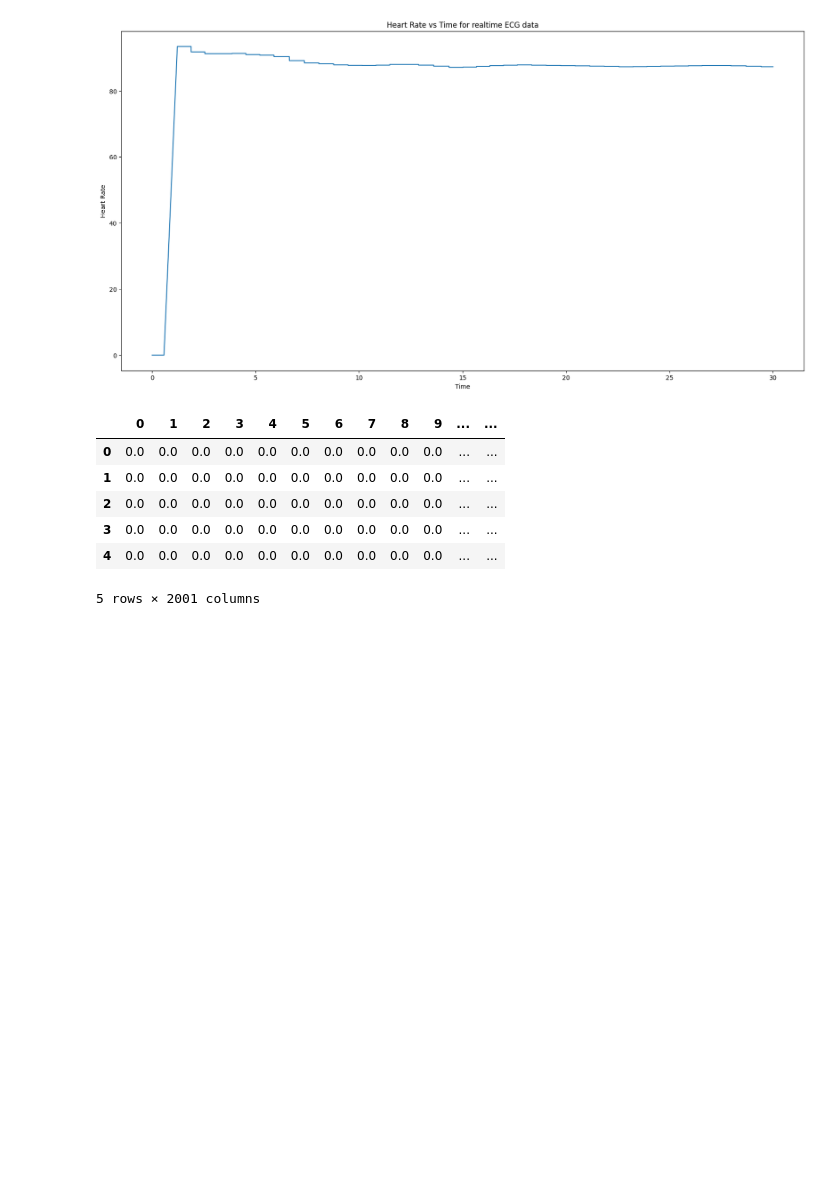
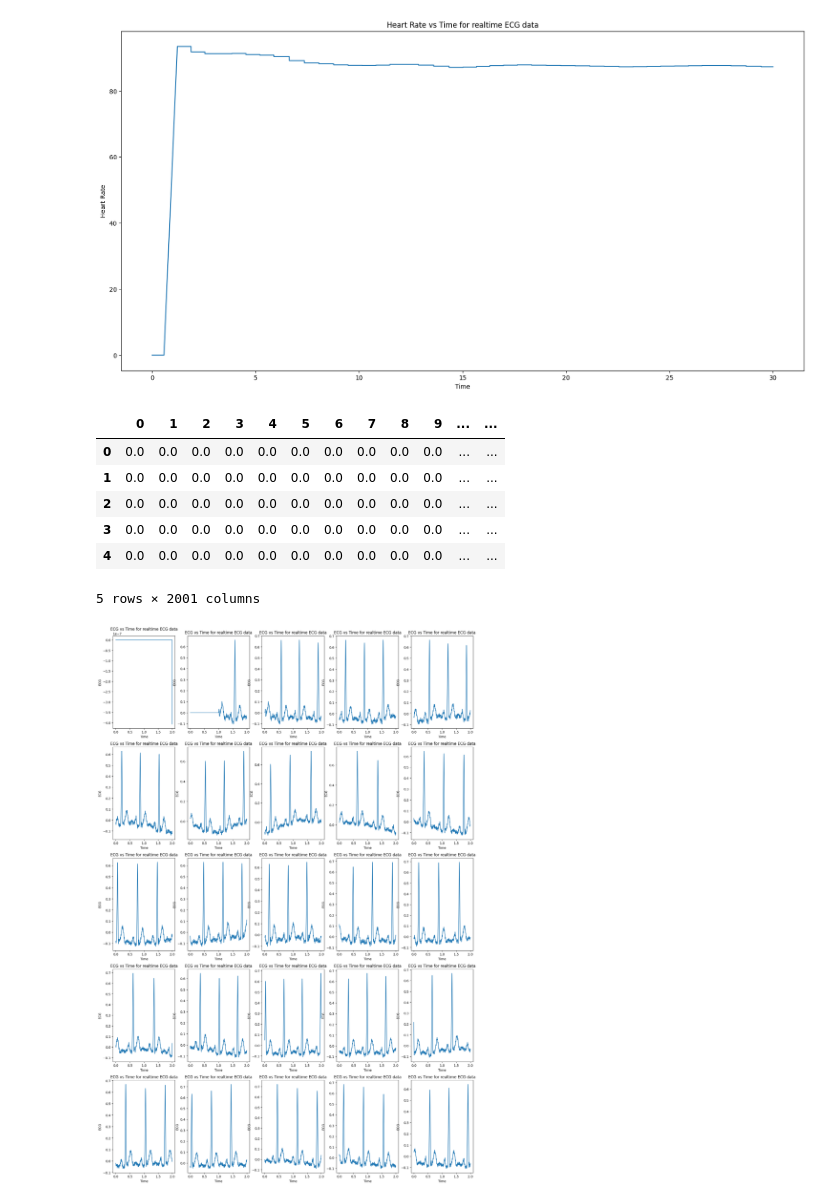
Before and after one commit to jamiemilsom/ECG_realtime_sim, a Jupyter notebook: python/visualisations.ipynb, the cells around one changed output. Drawn from its saved outputs; the diff is of its cells as text; code cells hidden in the pictures; blank space fills up the shorter version.

```diff
--- a/python/visualisations.ipynb
+++ b/python/visualisations.ipynb
@@ -36,3 +36,19 @@ ecg.head()
 | 3 | 0.0 | 0.0 | 0.0 | 0.0 | 0.0 | 0.0 | 0.0 | 0.0 | 0.0 | 0.0 | ... | ... |
 | 4 | 0.0 | 0.0 | 0.0 | 0.0 | 0.0 | 0.0 | 0.0 | 0.0 | 0.0 | 0.0 | ... | ... |
 5 rows × 2001 columns
+# %%
+times = ecg.columns.to_list()
+times = [float(i)/1e3 for i in times]
+
+def plot_ecg(i):
+    plt.plot(times,ecg.iloc[int(i)].values)
+
+plt.figure(figsize=(20, 30))
+for i in range(1, 26):
+    plt.subplot(5, 5, i)
+    plot_ecg((i-1)*1000)
+    plt.xlabel('Time')
+    plt.ylabel('ECG')
+    plt.title('ECG vs Time for realtime ECG data')
+# %% [output]
+[figure, added]
```
Also changed, not shown: parts of 2 cells of this notebook, 8 other files.
